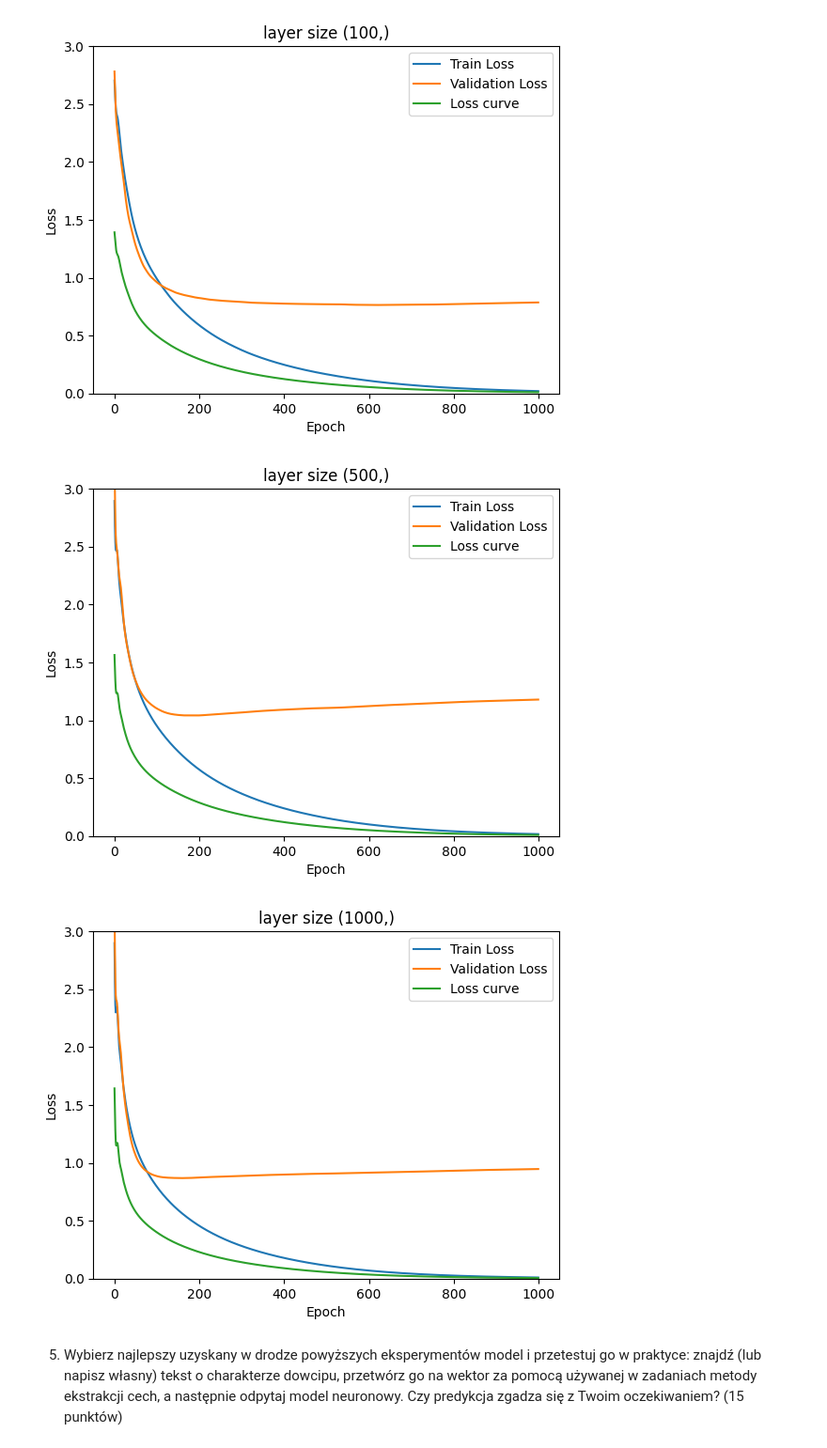
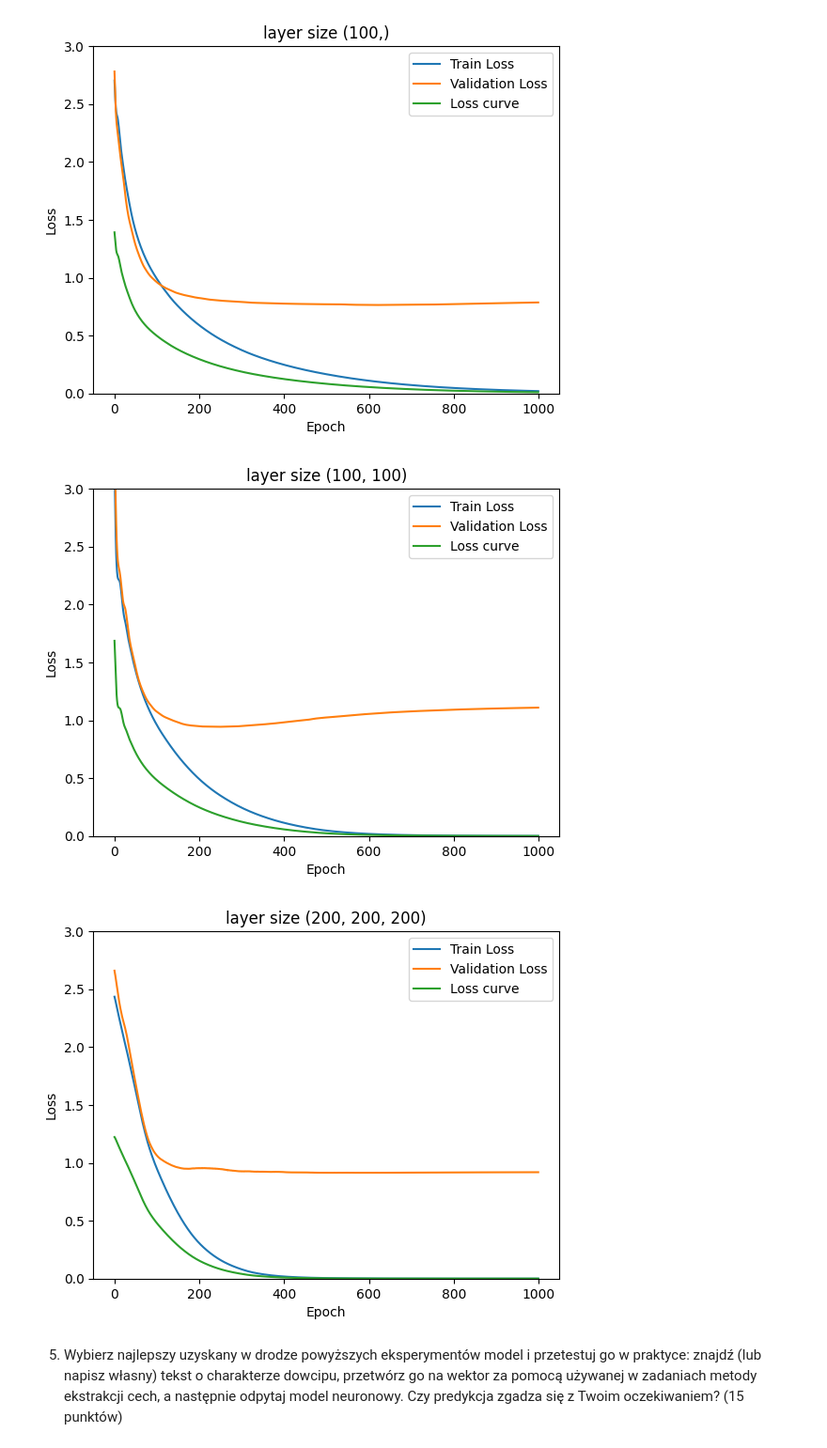
Before and after one commit to Filipstrozik/SztucznaInteligencja, a Jupyter notebook: Z5/z5.ipynb, the cells around one changed output. Shown at 94% size. Drawn from its saved outputs; the diff is of its cells as text; code cells hidden in the pictures.

```diff
--- a/Z5/z5.ipynb
+++ b/Z5/z5.ipynb
@@ -317,7 +296,7 @@ plt.show()
 # %% [output]
 [figure]
 # %%
-size = (500,)
+size = (100,100)
 loss_train = run(loss_type='train', hidden_sizes=size)
 loss_val = run(loss_type='val',hidden_sizes=size)
 loss_curve = run(loss_type='loss', hidden_sizes=size)
@@ -331,23 +310,23 @@ plt.ylabel('Loss')
 plt.legend()
 plt.show()
 # %% [output]
-[figure, old version]
+[figure, new version]
 # %%
-size = (1000,)
+size = (200,200,200)
 loss_train = run(loss_type='train', hidden_sizes=size)
 loss_val = run(loss_type='val',hidden_sizes=size)
 loss_curve = run(loss_type='loss', hidden_sizes=size)
 plt.plot(range(len(loss_train)), loss_train, label=f'Train Loss')
 plt.plot(range(len(loss_val)), loss_val, label=f'Validation Loss')
 plt.plot(range(len(loss_curve)), loss_curve, label=f'Loss curve')
 plt.title(f'layer size {size}')
 plt.ylim(0, 3)
 plt.xlabel('Epoch')
 plt.ylabel('Loss')
 plt.legend()
 plt.show()
 # %% [output]
-[figure, old version]
+[figure, new version]
 # %% [markdown]
 5. Wybierz najlepszy uzyskany w drodze powyższych eksperymentów model i przetestuj go w
 praktyce: znajdź (lub napisz własny) tekst o charakterze dowcipu, przetwórz go na wektor za
```
Also changed, not shown: parts of 25 cells of this notebook.
